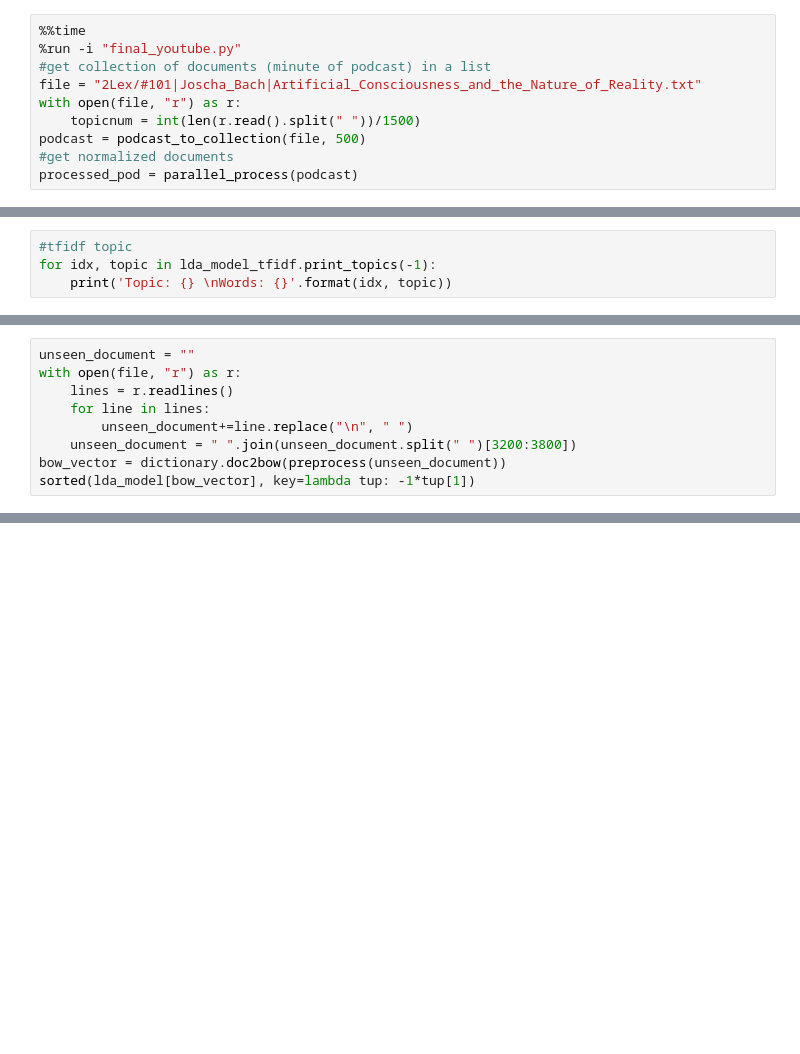
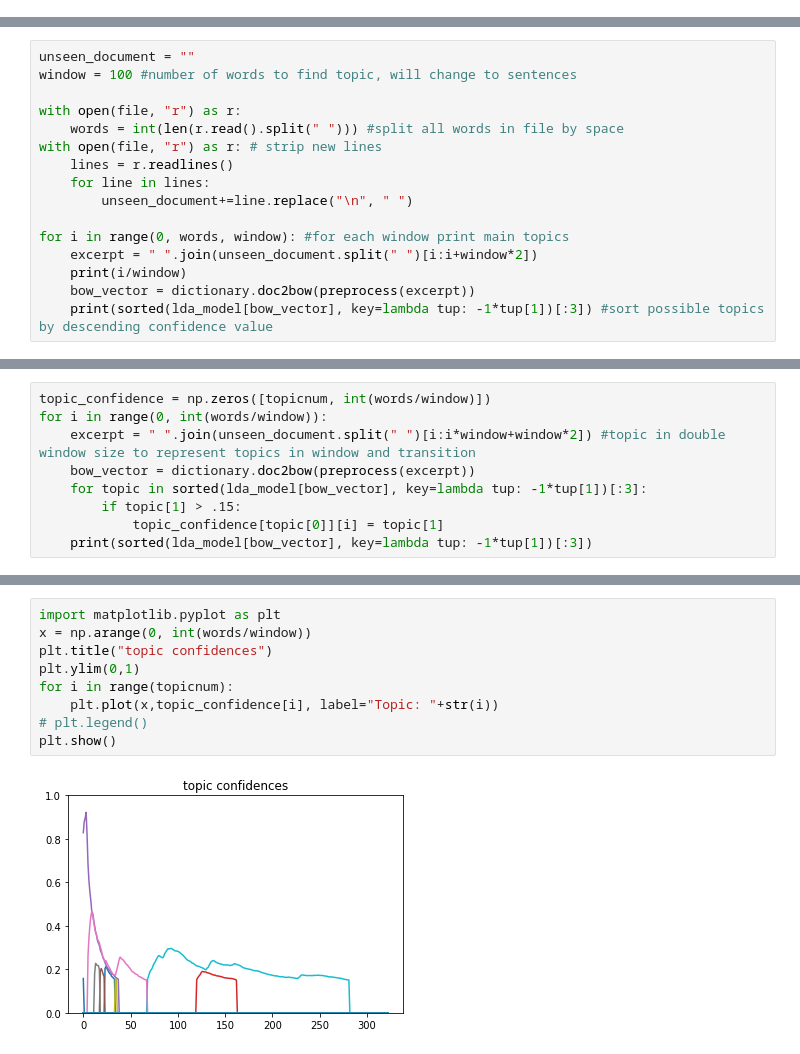
Before and after one commit to Empyr3an/Checkra, a Jupyter notebook: timestamps.ipynb, the cells around one changed output, grey strips where cells are left out. Drawn from its saved outputs; the diff is of its cells as text; blank space fills up the shorter version.

Commit message:
added display of topic occurances in podcast as function of windows, cleaned up file organization

```diff
--- a/timestamps.ipynb
+++ b/timestamps.ipynb
@@ -1,10 +0,0 @@
-# %%
-%%time
-%run -i "final_youtube.py"
-#get collection of documents (minute of podcast) in a list
-file = "2Lex/#101|Joscha_Bach|Artificial_Consciousness_and_the_Nature_of_Reality.txt"
-with open(file, "r") as r:
-    topicnum = int(len(r.read().split(" "))/1500)
-podcast = podcast_to_collection(file, 500)
-#get normalized documents
-processed_pod = parallel_process(podcast)
@@ -33,4 +59,0 @@ for idx, topic in lda_model.print_topics(-1):
-# %%
-#tfidf topic
-for idx, topic in lda_model_tfidf.print_topics(-1):
-    print('Topic: {} \nWords: {}'.format(idx, topic))
@@ -54,9 +74,16 @@ sorted(lda_model[bow_vector], key=lambda tup: -1*tup[1])
 # %%
 unseen_document = ""
+window = 100 #number of words to find topic, will change to sentences
+
 with open(file, "r") as r:
+    words = int(len(r.read().split(" "))) #split all words in file by space
+with open(file, "r") as r: # strip new lines
     lines = r.readlines()
     for line in lines:
         unseen_document+=line.replace("\n", " ")
-    unseen_document = " ".join(unseen_document.split(" ")[3200:3800])
-bow_vector = dictionary.doc2bow(preprocess(unseen_document))
-sorted(lda_model[bow_vector], key=lambda tup: -1*tup[1])
+
+for i in range(0, words, window): #for each window print main topics
+    excerpt = " ".join(unseen_document.split(" ")[i:i+window*2])
+    print(i/window)
+    bow_vector = dictionary.doc2bow(preprocess(excerpt))
+    print(sorted(lda_model[bow_vector], key=lambda tup: -1*tup[1])[:3]) #sort possible topics by descending confidence value
@@ -64,0 +108,9 @@ sorted(lda_model[bow_vector], key=lambda tup: -1*tup[1])
+# %%
+topic_confidence = np.zeros([topicnum, int(words/window)])
+for i in range(0, int(words/window)):
+    excerpt = " ".join(unseen_document.split(" ")[i:i*window+window*2]) #topic in double window size to represent topics in window and transition
+    bow_vector = dictionary.doc2bow(preprocess(excerpt))
+    for topic in sorted(lda_model[bow_vector], key=lambda tup: -1*tup[1])[:3]:
+        if topic[1] > .15:
+            topic_confidence[topic[0]][i] = topic[1]
+    print(sorted(lda_model[bow_vector], key=lambda tup: -1*tup[1])[:3])
@@ -64,0 +156,11 @@ sorted(lda_model[bow_vector], key=lambda tup: -1*tup[1])
+# %%
+import matplotlib.pyplot as plt
+x = np.arange(0, int(words/window))
+plt.title("topic confidences")
+plt.ylim(0,1)
+for i in range(topicnum):
+    plt.plot(x,topic_confidence[i], label="Topic: "+str(i))
+# plt.legend()
+plt.show()
+# %% [output]
+[figure, added]
```
Also changed, not shown: parts of 13 cells of this notebook, 8 other files.
